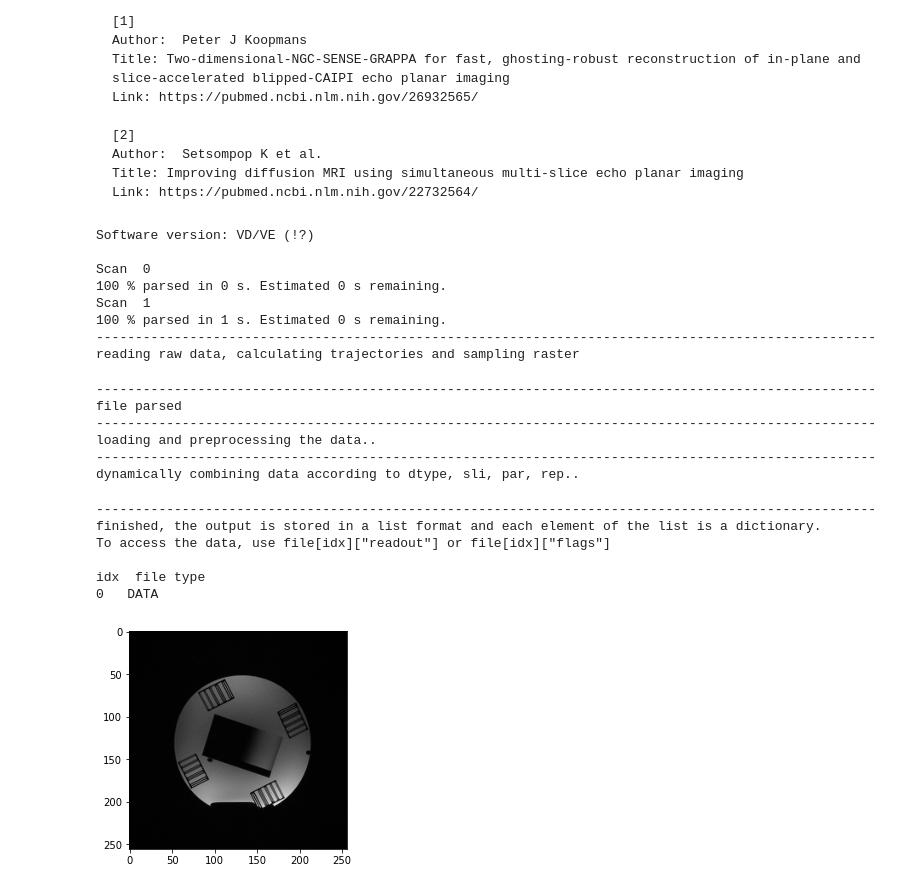
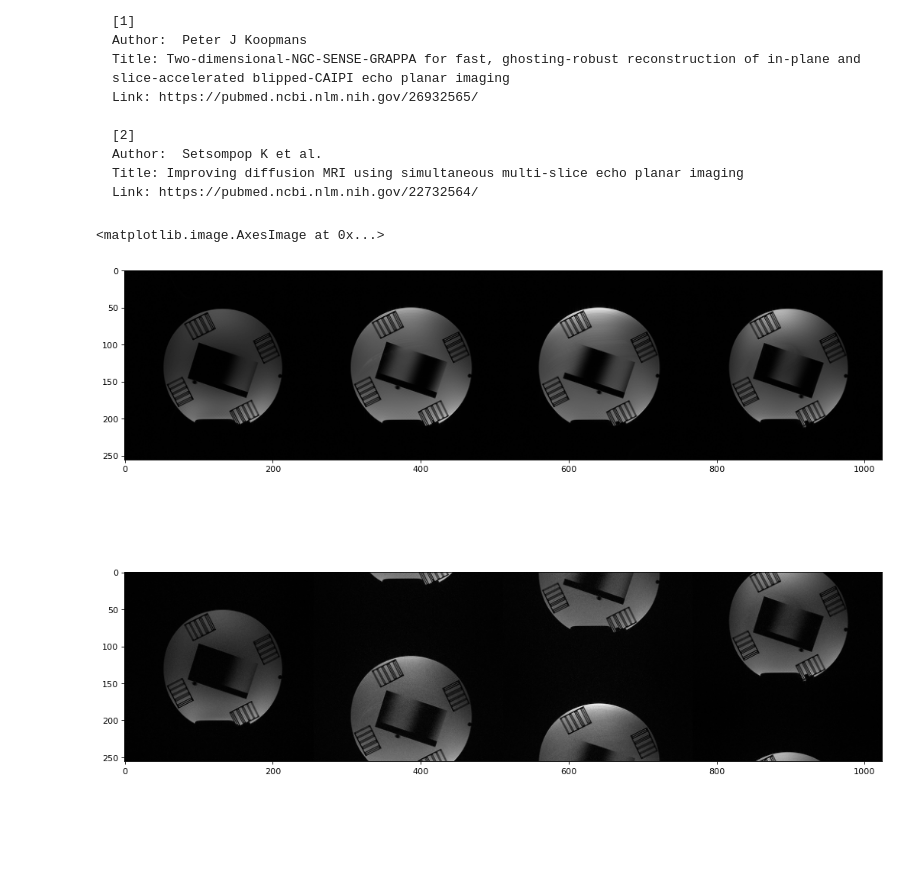
Before and after one commit to ZimuHuo/pymri_recon, a Jupyter notebook: SMS/twokernel.ipynb, the cells around one changed output. Cells and saved outputs as stored; diff of their text form; code cells hidden in the pictures; blank space fills up the shorter version.

```diff
--- a/SMS/twokernel.ipynb
+++ b/SMS/twokernel.ipynb
@@ -30,36 +30,16 @@ import util.mask as undersample
 from util.spsg2k import *
 import math
 # %%
-indSlice = np.asarray([2, 3], dtype = int)
-numSlice = len(indSlice)
-R = 2
-from util.twix import *
-file_sms = "../lib/meas_MID00134_FID55501_catesain_4slices.dat"
-file = readtwix(file_sms)
-data = file[0]['readouts'][...,:numSlice]
+numSlice = 4
+R = 4
+slice1 = np.load("../lib/slice1_grappa1.npy")
+slice2 = np.load("../lib/slice2_grappa1.npy")
+slice3 = np.load("../lib/slice3_grappa1.npy")
+slice4 = np.load("../lib/slice4_grappa1.npy")
+data = np.concatenate((slice1[...,None], slice2[...,None], slice3[...,None], slice4[...,None]), -1)[...,:numSlice]
+data = data[...,:numSlice]
 rawImage = ifft2c(data)
 fovHeight, fovWidth, numCoil, _ = rawImage.shape
-# %% [output]
-Software version: VD/VE (!?)
-
-Scan  0
-100 % parsed in 0 s. Estimated 0 s remaining.
-Scan  1
-100 % parsed in 1 s. Estimated 0 s remaining.
-----------------------------------------------------------------------------------------------------
-reading raw data, calculating trajectories and sampling raster
-----------------------------------------------------------------------------------------------------
-file parsed
-----------------------------------------------------------------------------------------------------
-loading and preprocessing the data..
-----------------------------------------------------------------------------------------------------
-dynamically combining data according to dtype, sli, par, rep..
-----------------------------------------------------------------------------------------------------
-finished, the output is stored in a list format and each element of the list is a dictionary.
-To access the data, use file[idx]["readout"] or file[idx]["flags"]
-
-idx  file type
-0   DATA
 # %%
 rawData = np.zeros(rawImage.shape, dtype = complex)
 for sli in range (numSlice):
@@ -80,6 +60,11 @@ calib = fft2c(simulate.singleSliceFov(acsIm,acsshift))
 # %%
 recon = spsg2k(dataR, calib, kh = 3, kw = 3)
 # %%
-plt.p
+fig = plt.figure(figsize=(16, 12), dpi=80)
+plt.subplot(211)
+plt.imshow(np.abs(stitch(rsos(rawImage), 1)), cmap = "gray")
+plt.subplot(212)
+plt.imshow(np.abs(stitch(rsos(ifft2c(recon)),1)), cmap = "gray")
 # %% [output]
+<matplotlib.image.AxesImage at 0x...>
-[figure, old version]
+[figure, new version]
```
Also changed, not shown: parts of 1 cell of this notebook, 5 other files.
